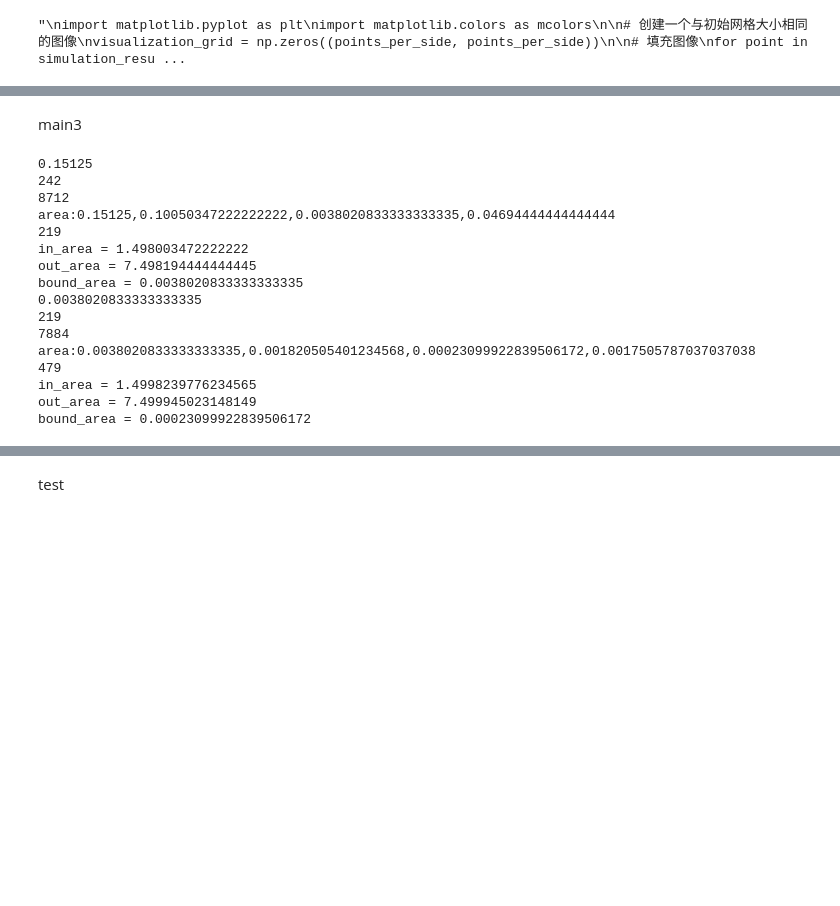
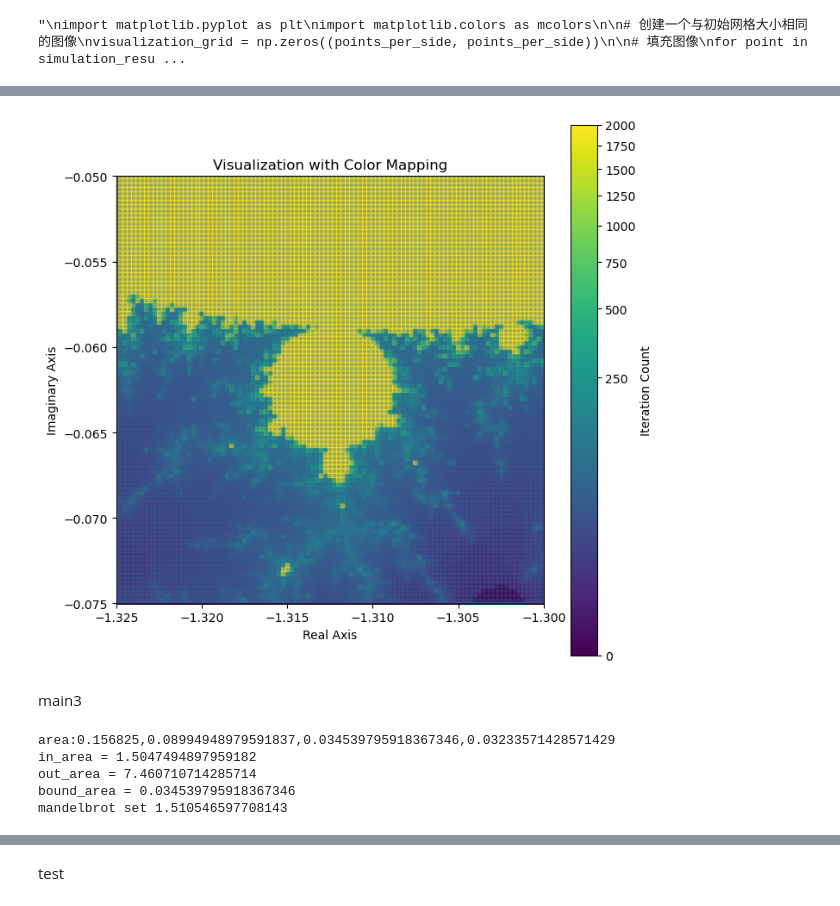
Before and after one commit to Ly-MX15/Stochastic_simulation, a Jupyter notebook: YuanLu/q4 method2.ipynb, the cells around one changed output, grey strips where cells are left out. Cells and saved outputs as stored; diff of their text form; code cells hidden in the pictures; blank space fills up the shorter version.

```diff
--- a/YuanLu/q4 method2.ipynb
+++ b/YuanLu/q4 method2.ipynb
@@ -606,36 +665,59 @@ plt.show()
+# %%
+x_range, y_range = boundary_grid[0][0], boundary_grid[0][1]
+simulation_result = create_grid(boundary_grid)
+fig, ax = plt.subplots(figsize=(8, 8))
+ax.set_xlim(x_range)
+ax.set_ylim(y_range)
+
+iteration_data = [iteration for _, _, iteration in simulation_result]
+# 创建颜色映射的规范化对象
+norm = mcolors.PowerNorm(0.3, vmin=min(iteration_data), vmax=max_iter)
+
+# 遍历boundary_grid并绘制矩形
+for xrange, yrange, iteration in simulation_result:
+    if 0 <= iteration <= max_iter:
+        # 根据迭代次数计算颜色
+        color = viridis(norm(iteration))
+
+    # 创建矩形并添加到坐标轴
+    rect = patches.Rectangle((xrange[0], yrange[0]), xrange[1] - xrange[0], yrange[1] - yrange[0], color=color, alpha=0.5)
+    ax.add_patch(rect)
+
+# 添加颜色条
+iteration_data = structured_grid['iteration']
+plt.imshow(iteration_data, cmap=cmap, norm=norm, extent=[-2, 1, -1.5, 1.5])
+plt.colorbar(label='Iteration Count')
+plt.title('Visualization with Color Mapping')
+plt.xlabel('Real Axis')
+plt.ylabel('Imaginary Axis')
+# 显示图形
+plt.show()
+# %% [output]
+[figure, added]
 # %% [markdown]
 main3
 # %%
-for i in range(1,3):
-    print(bound_area)
-    print(len(boundary_grid))
-    simulation_result = create_grid(boundary_grid)
+for i in range(1,2):
+    #print(bound_area)
+    #print(len(boundary_grid))
+    simulation_result = create_grid(boundary_grid,sample_size)
     total_grid = len(simulation_result)
-    print(len(simulation_result))
-    out_grid, boundary_grid, in_grid = select_boundary_grid(simulation_result,init_threshold * 5 * i,max_iter)
+    #print(len(simulation_result))
+    out_grid, boundary_grid, in_grid = select_boundary_grid(simulation_result,init_threshold,max_iter)
     print(f"area:{bound_area},{len(in_grid) / len(simulation_result) * bound_area},{len(boundary_grid) / len(simulation_result) * bound_area},{len(out_grid) / len(simulation_result) * bound_area}")
 
     in_area += len(in_grid) / len(simulation_result) * bound_area
     out_area += len(out_grid) / len(simulation_result) * bound_area
     bound_area = len(boundary_grid) / len(simulation_result) * bound_area
-    print(len(boundary_grid))
+    #print(len(boundary_grid))
     print(f"in_area = {in_area}")
     print(f"out_area = {out_area}")
     print(f"bound_area = {bound_area}")
+
+print(f"mandelbrot set {in_area + bound_area * in_area / (in_area + out_area)}")
 # %% [output]
-0.15125
-242
-8712
-area:0.15125,0.10050347222222222,0.0038020833333333335,0.04694444444444444
-219
-in_area = 1.498003472222222
-out_area = 7.498194444444445
-bound_area = 0.0038020833333333335
-0.0038020833333333335
-219
-7884
-area:0.0038020833333333335,0.001820505401234568,0.00023099922839506172,0.0017505787037037038
-479
-in_area = 1.4998239776234565
-out_area = 7.499945023148149
-bound_area = 0.00023099922839506172
+area:0.156825,0.08994948979591837,0.034539795918367346,0.03233571428571429
+in_area = 1.5047494897959182
+out_area = 7.460710714285714
+bound_area = 0.034539795918367346
+mandelbrot set 1.510546597708143
```
Also changed, not shown: parts of 13 cells of this notebook, 10 other files.
